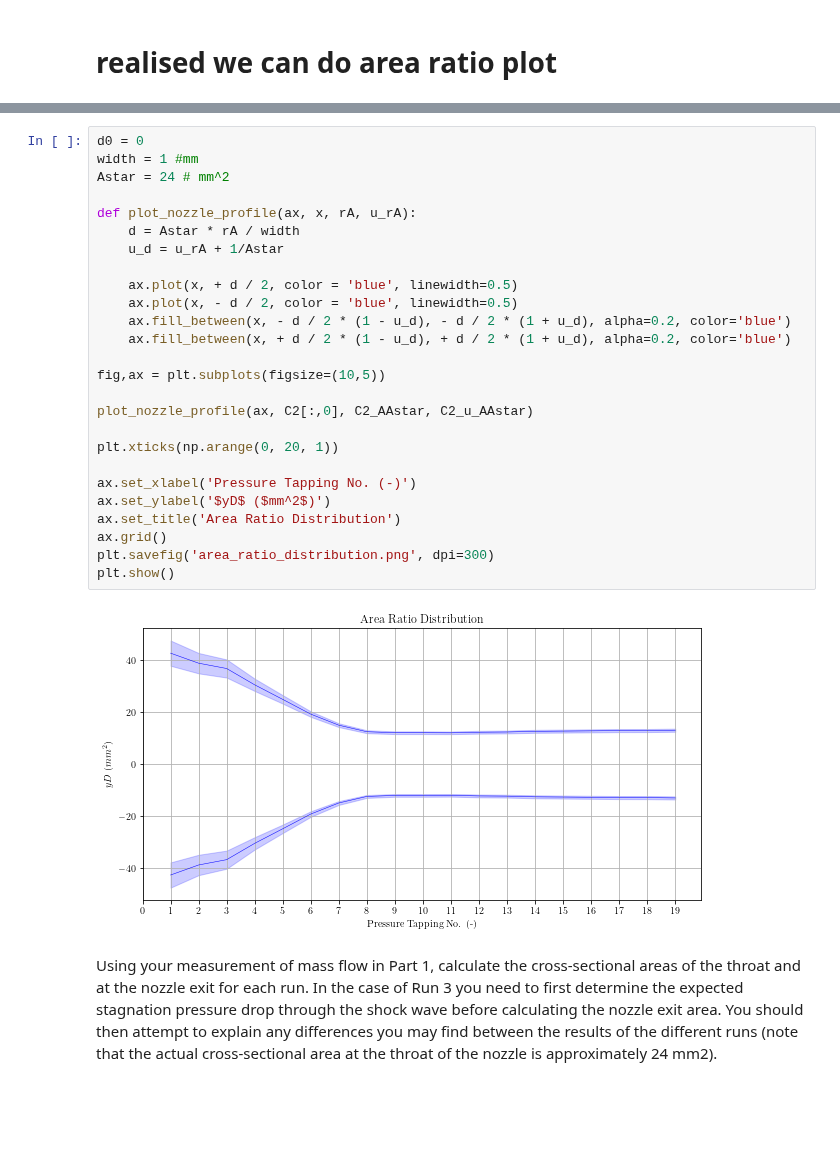
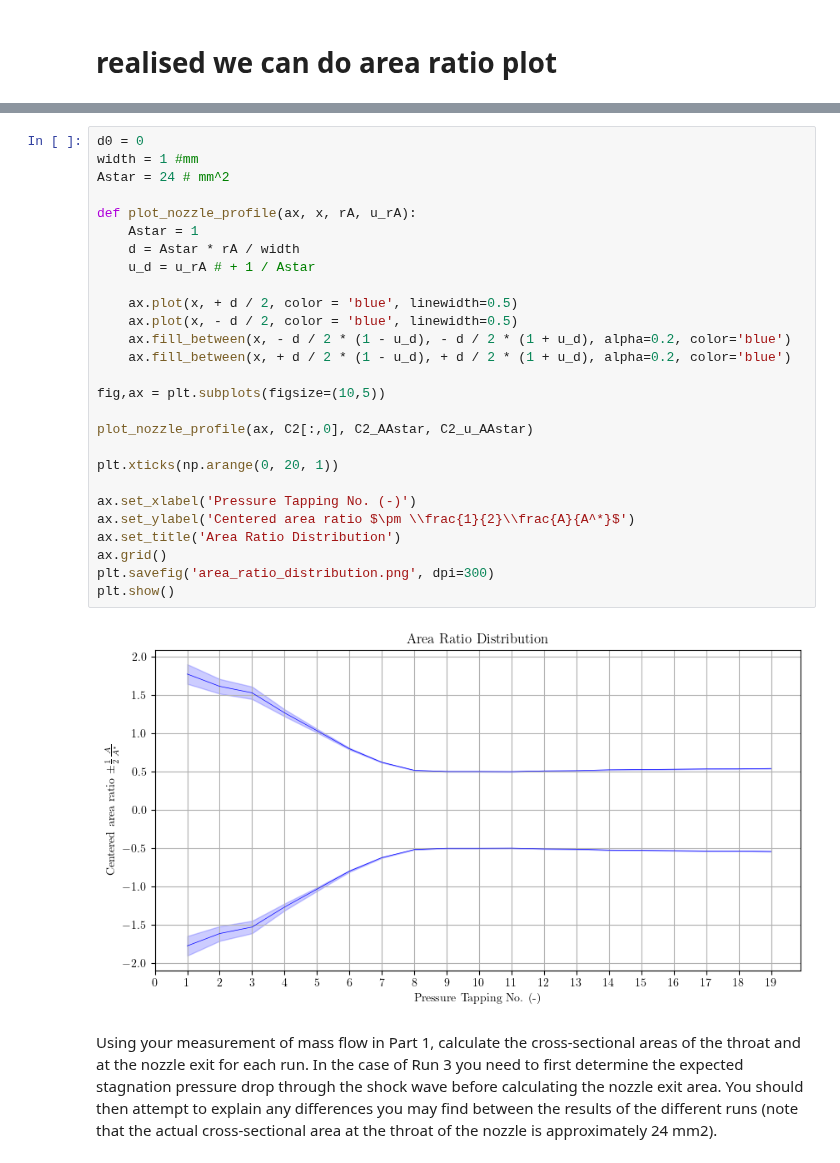
Before and after one commit to lpender3672/MEng-CW, a Jupyter notebook: IIA/3A3/Supersonic_Nozzle/analysis.ipynb, the cells around one changed output, grey strips where cells are left out. Saved outputs shown, nothing was run; the diff lists cells and outputs as text; blank space fills up the shorter version.

```diff
--- a/IIA/3A3/Supersonic_Nozzle/analysis.ipynb
+++ b/IIA/3A3/Supersonic_Nozzle/analysis.ipynb
@@ -491,31 +501,32 @@ plt.grid()
 # %%
 d0 = 0
 width = 1 #mm
 Astar = 24 # mm^2
 
 def plot_nozzle_profile(ax, x, rA, u_rA):
+    Astar = 1
     d = Astar * rA / width
-    u_d = u_rA + 1/Astar
+    u_d = u_rA # + 1 / Astar
 
     ax.plot(x, + d / 2, color = 'blue', linewidth=0.5)
     ax.plot(x, - d / 2, color = 'blue', linewidth=0.5)
     ax.fill_between(x, - d / 2 * (1 - u_d), - d / 2 * (1 + u_d), alpha=0.2, color='blue')
     ax.fill_between(x, + d / 2 * (1 - u_d), + d / 2 * (1 + u_d), alpha=0.2, color='blue')
 
 fig,ax = plt.subplots(figsize=(10,5))
 
 plot_nozzle_profile(ax, C2[:,0], C2_AAstar, C2_u_AAstar)
 
 plt.xticks(np.arange(0, 20, 1))
 
 ax.set_xlabel('Pressure Tapping No. (-)')
-ax.set_ylabel('$yD$ ($mm^2$)')
+ax.set_ylabel('Centered area ratio $\pm \\frac{1}{2}\\frac{A}{A^*}$')
 ax.set_title('Area Ratio Distribution')
 ax.grid()
 plt.savefig('area_ratio_distribution.png', dpi=300)
 plt.show()
 # %% [output]
-[figure, old version]
+[figure, new version]
 # %% [markdown]
 Using your measurement of mass flow in Part 1, calculate the cross-sectional areas of the throat and at
 the nozzle exit for each run. In the case of Run 3 you need to first determine the expected stagnation
```
Also changed, not shown: parts of 11 cells of this notebook, 9 other files.
